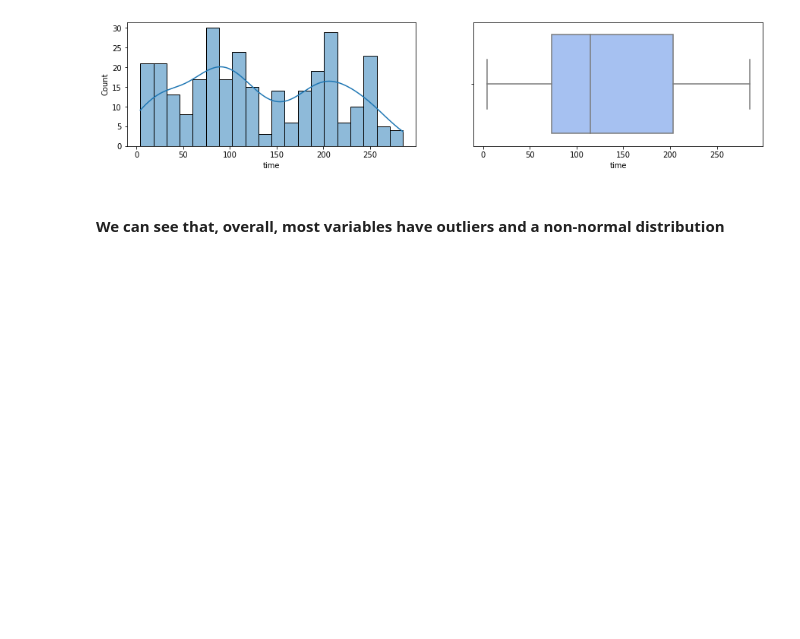
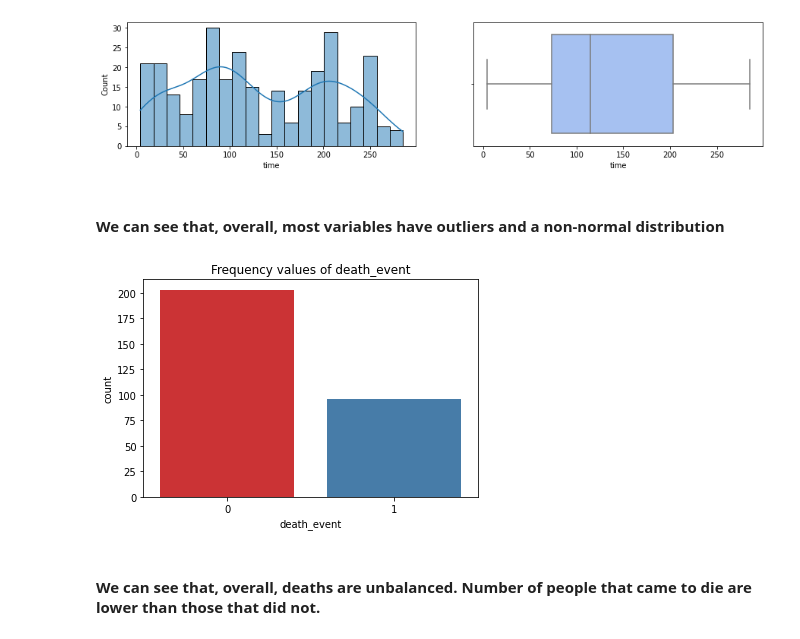
Before and after one commit to Brunocarneirom/Trabalho-final-Deep-Learning, a Jupyter notebook: script.ipynb, the cells around one changed output. Saved outputs shown, nothing was run; the diff lists cells and outputs as text; code cells hidden in the pictures; blank space fills up the shorter version.

```diff
--- a/script.ipynb
+++ b/script.ipynb
@@ -204,3 +204,15 @@ for i in num_col:
 [figure]
 # %% [markdown]
 #### We can see that, overall, most variables have outliers and a non-normal distribution
+# %%
+## Now lets look at the variables that are binary.
+
+# a) death_events
+
+sns.countplot(x = 'death_event', data = df, palette = 'Set1')
+plt.title('Frequency values of death_event')
+plt.show()
+# %% [output]
+[figure, added]
+# %% [markdown]
+#### We can see that, overall, deaths are unbalanced. Number of people that came to die are lower than those that did not.
```
